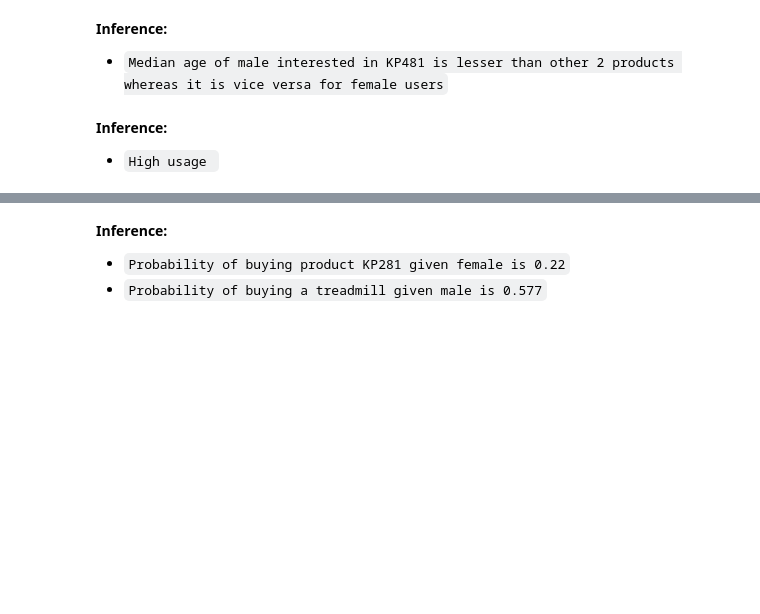
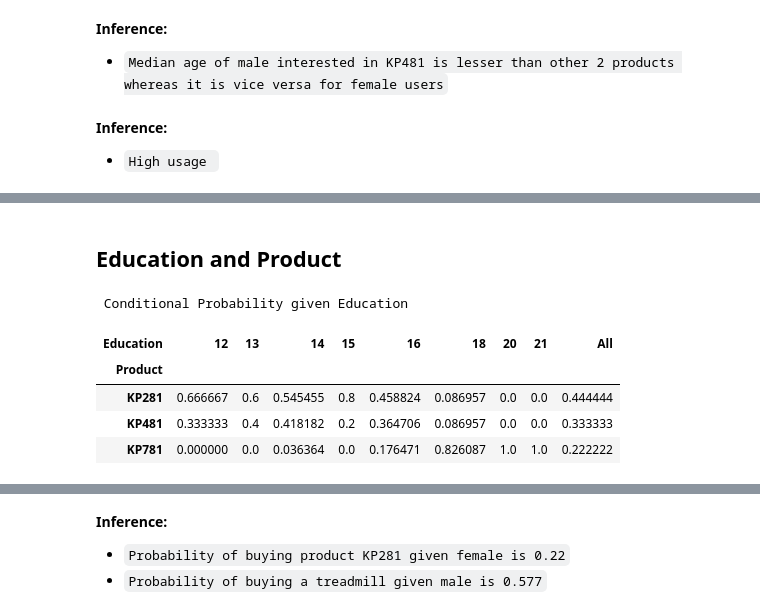
Before and after one commit to muthuganeshece/Business-Case-Study, a Jupyter notebook: Aerofit/Notebook/EDA.ipynb, the cells around one changed output, grey strips where cells are left out. Saved outputs shown, nothing was run; the diff lists cells and outputs as text; code cells hidden in the pictures; blank space fills up the shorter version.

```diff
--- a/Aerofit/Notebook/EDA.ipynb
+++ b/Aerofit/Notebook/EDA.ipynb
@@ -159,0 +195,13 @@ temp_df = pd.crosstab(raw_data['Product'], columns = raw_data['Usage'], margins=
+# %% [markdown]
+## Education and Product
+# %%
+cp_df = pd.crosstab(raw_data['Product'], columns = raw_data['Education'], margins = True, normalize='columns')
+print("\033[92m", 'Conditional Probability given Education')
+display(cp_df)
+# %% [output]
+ Conditional Probability given Education
+| Education | 12 | 13 | 14 | 15 | 16 | 18 | 20 | 21 | All |
+| Product |  |  |  |  |  |  |  |  |  |
+| KP281 | 0.666667 | 0.6 | 0.545455 | 0.8 | 0.458824 | 0.086957 | 0.0 | 0.0 | 0.444444 |
+| KP481 | 0.333333 | 0.4 | 0.418182 | 0.2 | 0.364706 | 0.086957 | 0.0 | 0.0 | 0.333333 |
+| KP781 | 0.000000 | 0.0 | 0.036364 | 0.0 | 0.176471 | 0.826087 | 1.0 | 1.0 | 0.222222 |
```
Also changed, not shown: parts of 34 cells of this notebook.
